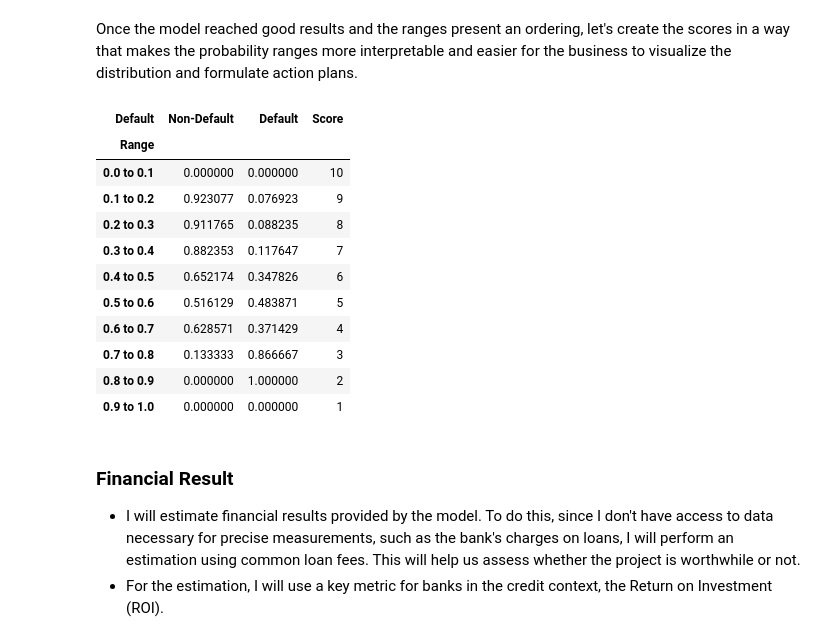
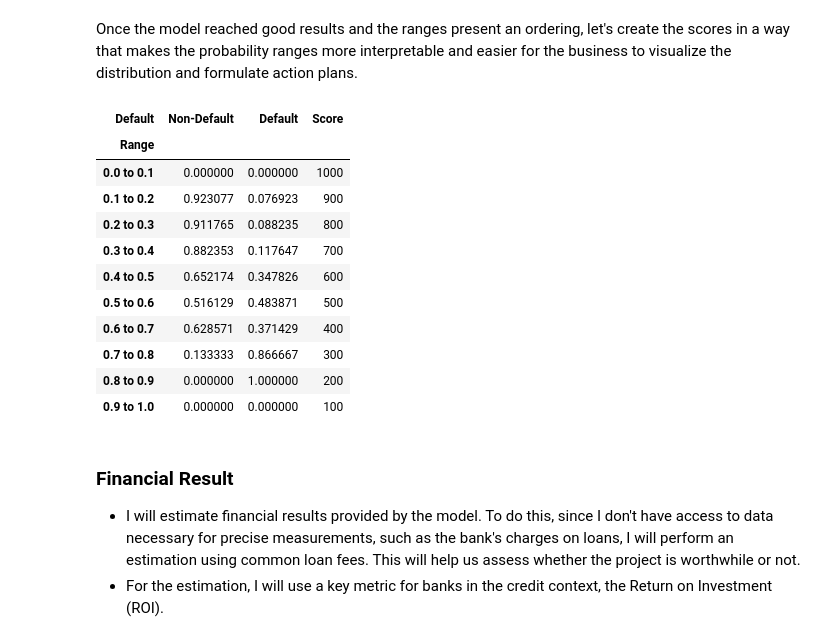
Before and after one commit to allmeidaapedro/Credit-Scoring-German-Bank, a Jupyter notebook: notebooks/2. Modelling.ipynb, the cells around one changed output. Cells and saved outputs as stored; diff of their text form; code cells hidden in the pictures.

```diff
--- a/notebooks/2. Modelling.ipynb
+++ b/notebooks/2. Modelling.ipynb
@@ -485,21 +485,21 @@ Good! Clearly there is a trend, as the range increases, the percentage of defaul
 # %% [markdown]
 Once the model reached good results and the ranges present an ordering, let's create the scores in a way that makes the probability ranges more interpretable and easier for the business to visualize the distribution and formulate action plans.
 # %%
-range_percentages_df['Score'] = np.arange(10, 0, -1)
+range_percentages_df['Score'] = np.arange(1000, 0, -100)
 range_percentages_df
 # %% [output]
 | Default | Non-Default | Default | Score |
 | Range |  |  |  |
-| 0.0 to 0.1 | 0.000000 | 0.000000 | 10 |
-| 0.1 to 0.2 | 0.923077 | 0.076923 | 9 |
-| 0.2 to 0.3 | 0.911765 | 0.088235 | 8 |
-| 0.3 to 0.4 | 0.882353 | 0.117647 | 7 |
-| 0.4 to 0.5 | 0.652174 | 0.347826 | 6 |
-| 0.5 to 0.6 | 0.516129 | 0.483871 | 5 |
-| 0.6 to 0.7 | 0.628571 | 0.371429 | 4 |
-| 0.7 to 0.8 | 0.133333 | 0.866667 | 3 |
-| 0.8 to 0.9 | 0.000000 | 1.000000 | 2 |
-| 0.9 to 1.0 | 0.000000 | 0.000000 | 1 |
+| 0.0 to 0.1 | 0.000000 | 0.000000 | 1000 |
+| 0.1 to 0.2 | 0.923077 | 0.076923 | 900 |
+| 0.2 to 0.3 | 0.911765 | 0.088235 | 800 |
+| 0.3 to 0.4 | 0.882353 | 0.117647 | 700 |
+| 0.4 to 0.5 | 0.652174 | 0.347826 | 600 |
+| 0.5 to 0.6 | 0.516129 | 0.483871 | 500 |
+| 0.6 to 0.7 | 0.628571 | 0.371429 | 400 |
+| 0.7 to 0.8 | 0.133333 | 0.866667 | 300 |
+| 0.8 to 0.9 | 0.000000 | 1.000000 | 200 |
+| 0.9 to 1.0 | 0.000000 | 0.000000 | 100 |
 # %% [markdown]
 ### Financial Result
 - I will estimate financial results provided by the model. To do this, since I don't have access to data necessary for precise measurements, such as the bank's charges on loans, I will perform an estimation using common loan fees. This will help us assess whether the project is worthwhile or not.
```
Also changed, not shown: parts of 4 cells of this notebook, 6 other files.
